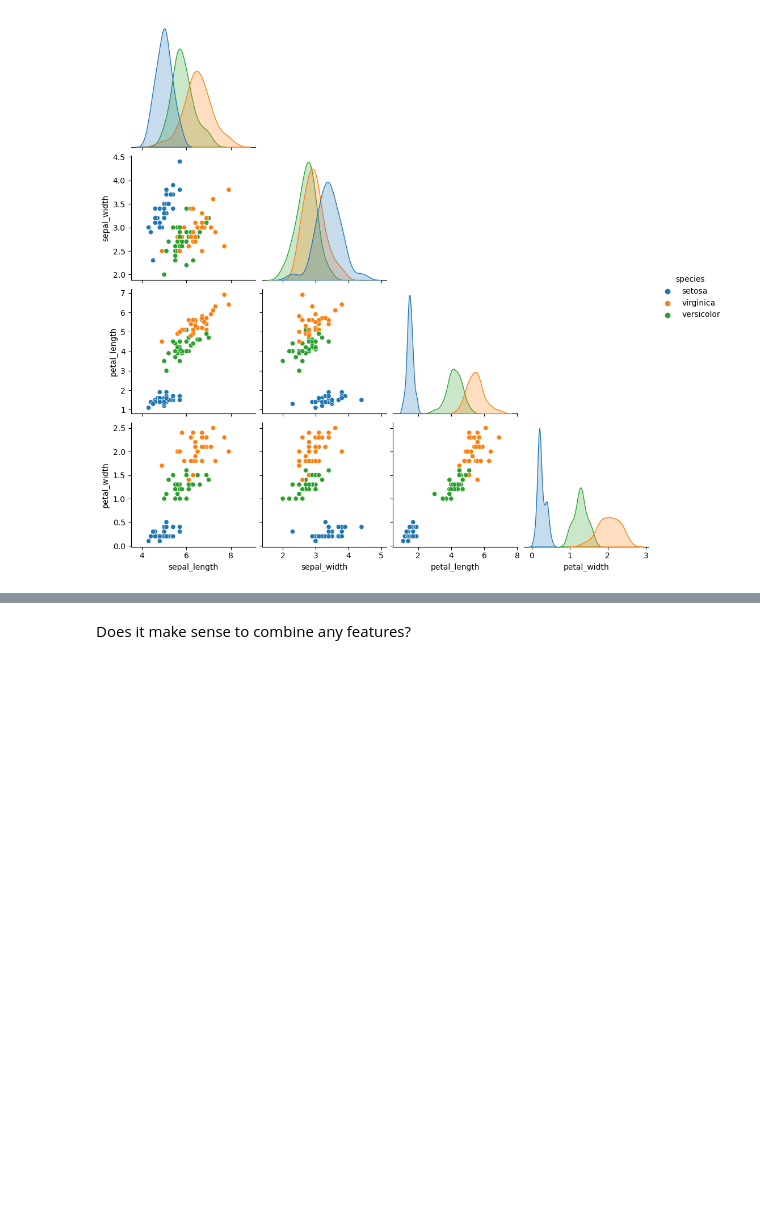
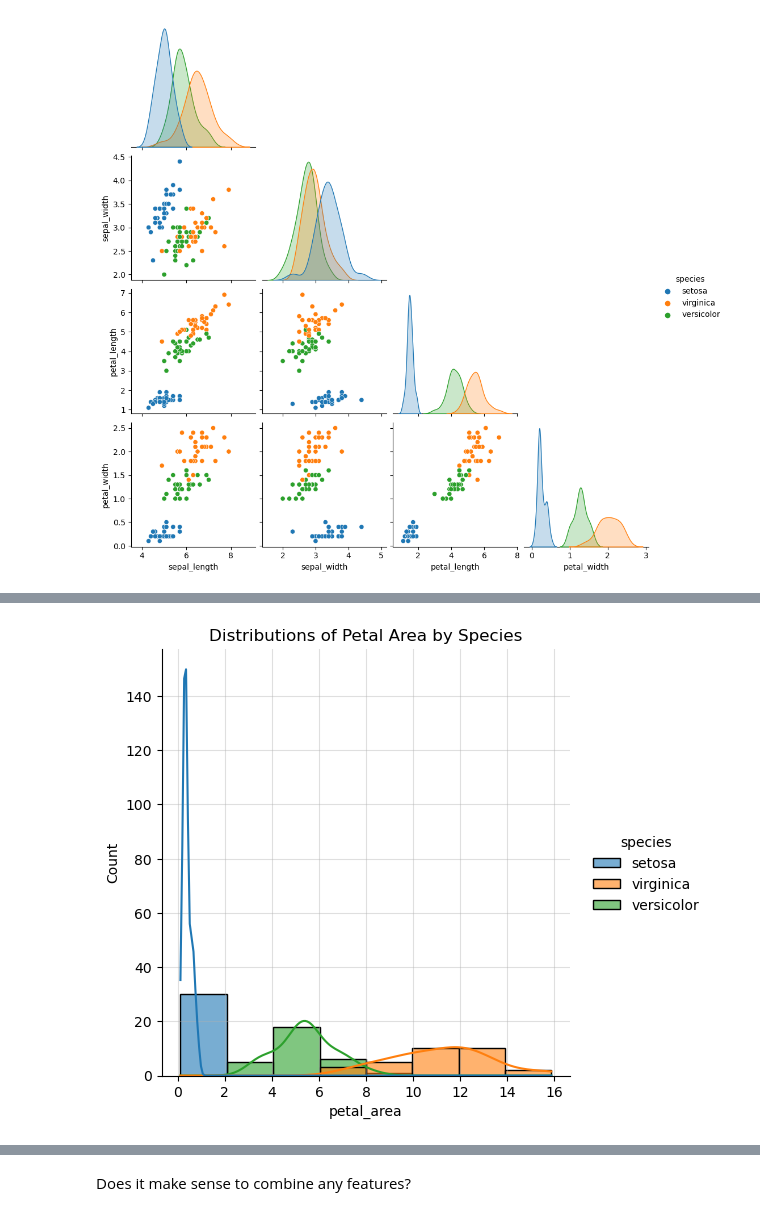
Before and after one commit to Michael-Nelson361/classification-exercises, a Jupyter notebook: explore.ipynb, the cells around one changed output, grey strips where cells are left out. Saved outputs shown, nothing was run; the diff lists cells and outputs as text; code cells hidden in the pictures; blank space fills up the shorter version.

```diff
--- a/explore.ipynb
+++ b/explore.ipynb
@@ -335,3 +377,11 @@ plt.show()
+# %%
+# view petal_area distribution
+sns.displot(train_iris,x='petal_area',kde=True,hue='species',alpha=0.6)
+plt.grid(alpha=0.4)
+plt.title('Distributions of Petal Area by Species')
+plt.show()
+# %% [output]
+[figure, added]
 # %% [markdown]
 ----
 ### Part II
```
Also changed, not shown: parts of 16 cells of this notebook.
